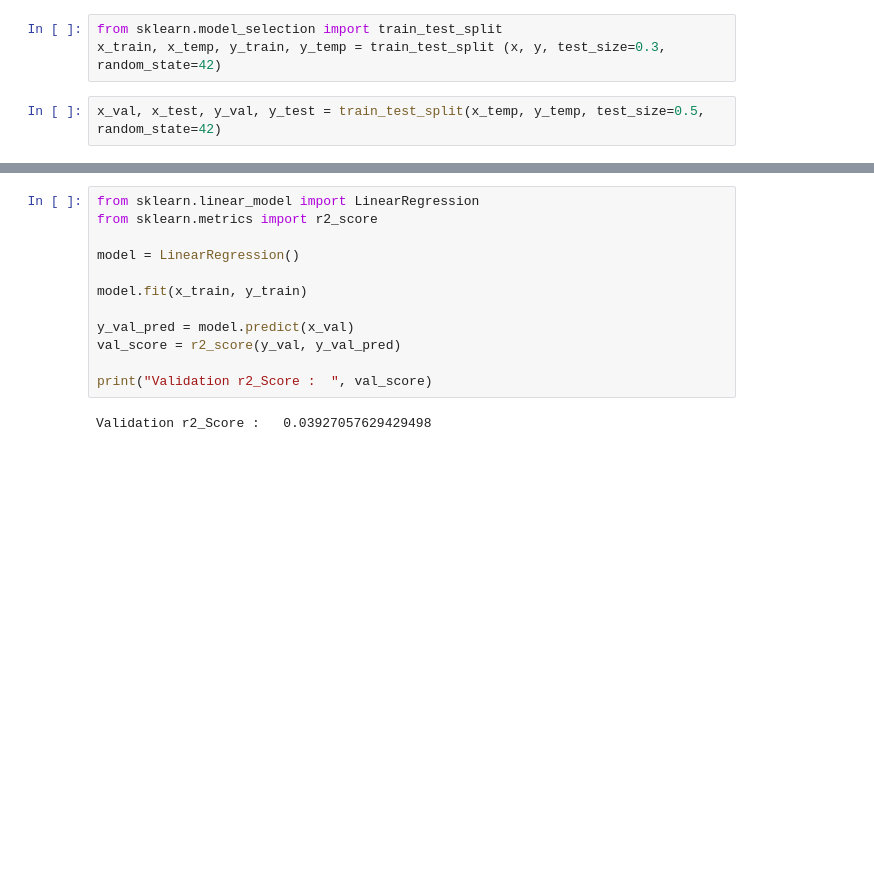
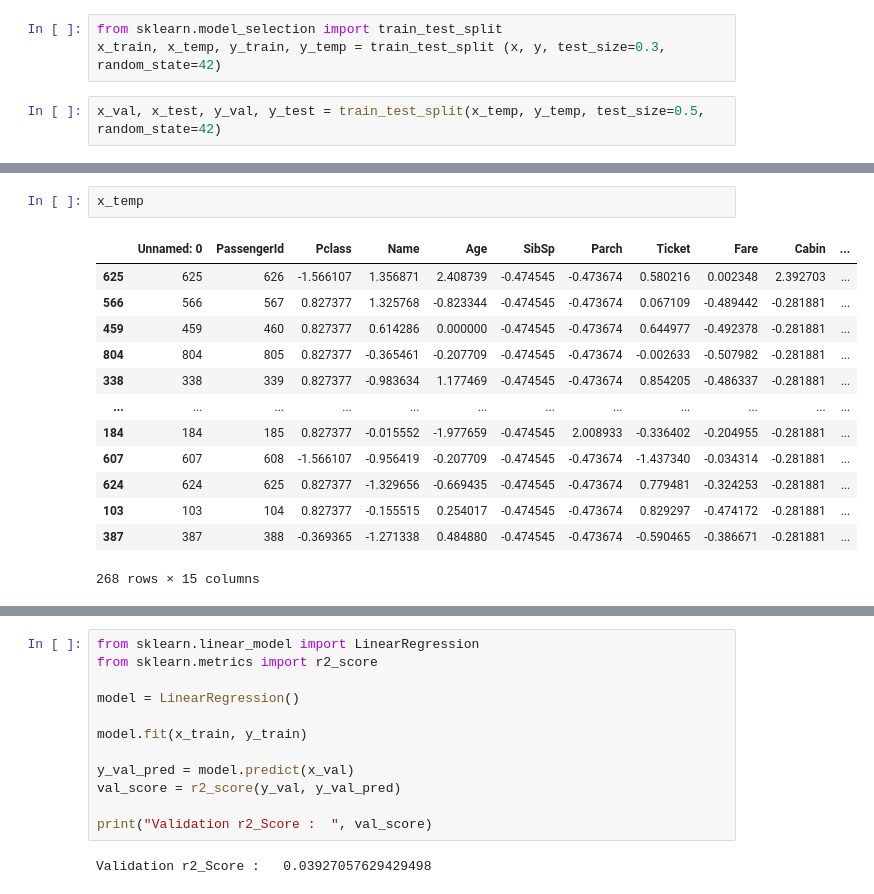
Before and after one commit to Rasuljon-ai/Yangi_Repo, a Jupyter notebook: Notebooks/regression.ipynb, the cells around one changed output, grey strips where cells are left out. Cells and saved outputs as stored; diff of their text form; blank space fills up the shorter version.

```diff
--- a/Notebooks/regression.ipynb
+++ b/Notebooks/regression.ipynb
@@ -40,0 +131,16 @@ x_val, x_test, y_val, y_test = train_test_split(x_temp, y_temp, test_size=0.5, r
+# %%
+x_temp
+# %% [output]
+|  | Unnamed: 0 | PassengerId | Pclass | Name | Age | SibSp | Parch | Ticket | Fare | Cabin | ... |
+| 625 | 625 | 626 | -1.566107 | 1.356871 | 2.408739 | -0.474545 | -0.473674 | 0.580216 | 0.002348 | 2.392703 | ... |
+| 566 | 566 | 567 | 0.827377 | 1.325768 | -0.823344 | -0.474545 | -0.473674 | 0.067109 | -0.489442 | -0.281881 | ... |
+| 459 | 459 | 460 | 0.827377 | 0.614286 | 0.000000 | -0.474545 | -0.473674 | 0.644977 | -0.492378 | -0.281881 | ... |
+| 804 | 804 | 805 | 0.827377 | -0.365461 | -0.207709 | -0.474545 | -0.473674 | -0.002633 | -0.507982 | -0.281881 | ... |
+| 338 | 338 | 339 | 0.827377 | -0.983634 | 1.177469 | -0.474545 | -0.473674 | 0.854205 | -0.486337 | -0.281881 | ... |
+| ... | ... | ... | ... | ... | ... | ... | ... | ... | ... | ... | ... |
+| 184 | 184 | 185 | 0.827377 | -0.015552 | -1.977659 | -0.474545 | 2.008933 | -0.336402 | -0.204955 | -0.281881 | ... |
+| 607 | 607 | 608 | -1.566107 | -0.956419 | -0.207709 | -0.474545 | -0.473674 | -1.437340 | -0.034314 | -0.281881 | ... |
+| 624 | 624 | 625 | 0.827377 | -1.329656 | -0.669435 | -0.474545 | -0.473674 | 0.779481 | -0.324253 | -0.281881 | ... |
+| 103 | 103 | 104 | 0.827377 | -0.155515 | 0.254017 | -0.474545 | -0.473674 | 0.829297 | -0.474172 | -0.281881 | ... |
+| 387 | 387 | 388 | -0.369365 | -1.271338 | 0.484880 | -0.474545 | -0.473674 | -0.590465 | -0.386671 | -0.281881 | ... |
+268 rows × 15 columns
```
Also changed, not shown: parts of 16 cells of this notebook.
